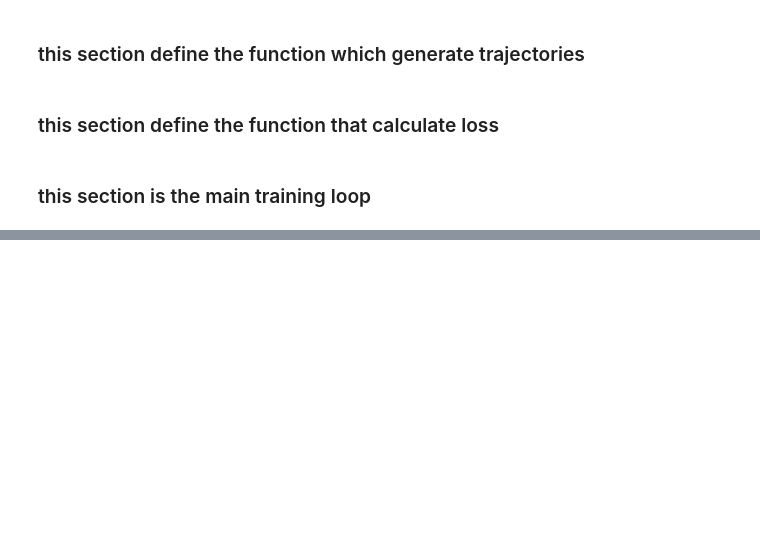
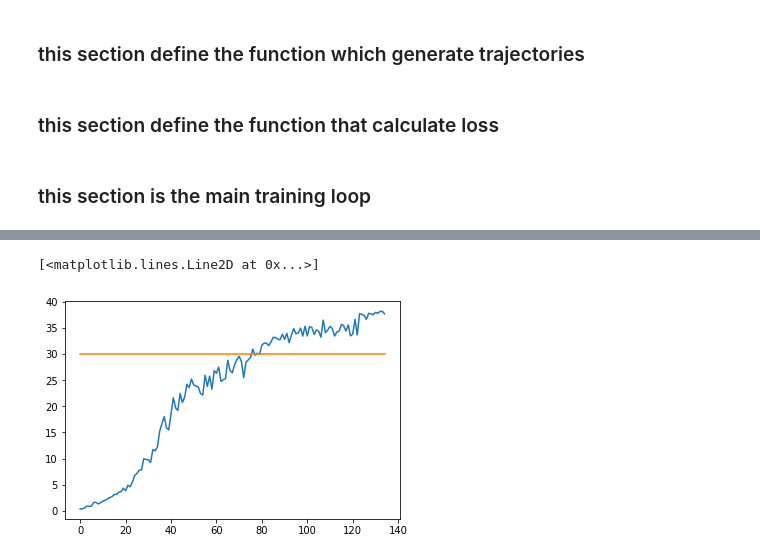
Before and after one commit to Jimsont/Udacity-Deep-RL-Nanodegree, a Jupyter notebook: p2_continuous-control/Continuous_Control.ipynb, the cells around one changed output, grey strips where cells are left out. Drawn from its saved outputs; the diff is of its cells as text; code cells hidden in the pictures; blank space fills up the shorter version.

```diff
--- a/p2_continuous-control/Continuous_Control.ipynb
+++ b/p2_continuous-control/Continuous_Control.ipynb
@@ -329,3 +272,0 @@ def clipped_surrogate(policy, states, actions, prob_old, rewards, discount = 0.9
-# %%
-# test code
-states, actions, prob_old, rewards = collect_trajectories(env, policy)
@@ -463,0 +367,12 @@ plt.figure(1),plt.plot(mean_rewards)
+# %%
+# random shuffle indices for training
+indices = np.arange(len(states))
+np.random.shuffle(indices)
+
+ind_start = 0*10
+ind_end = min([(1)*10,len(states)])
+indices_train = indices[ind_start:ind_end]
+
+
+states_mini = states[indices_train]
+print(np.shape(states_mini))
@@ -463,0 +381,21 @@ plt.figure(1),plt.plot(mean_rewards)
+# %%
+# hyperparameters
+discount_reward = .99
+discount_advantage = 0.8
+epsilon = 0.2
+epsilon_decay = 0.998
+beta = 0.01
+beta_decay = 0.99
+mse_w = 0.5
+epi_search = 1.0
+# %%
+# training config
+episode = 250
+tmax = 1000
+step = 20
+minibatch_size = 20
+load_flag = False
+shuffle_flag = True
+normalization_flag = True
+GAE_mode = "GAE"
+saving_flag = True
@@ -463,0 +592,6 @@ plt.figure(1),plt.plot(mean_rewards)
+# %%
+plt.plot(mean_rewards)
+plt.plot(np.ones(len(mean_rewards))*30.0)
+# %% [output]
+[<matplotlib.lines.Line2D at 0x...>]
+[figure, added]
```
Also changed, not shown: parts of 18 cells of this notebook.
